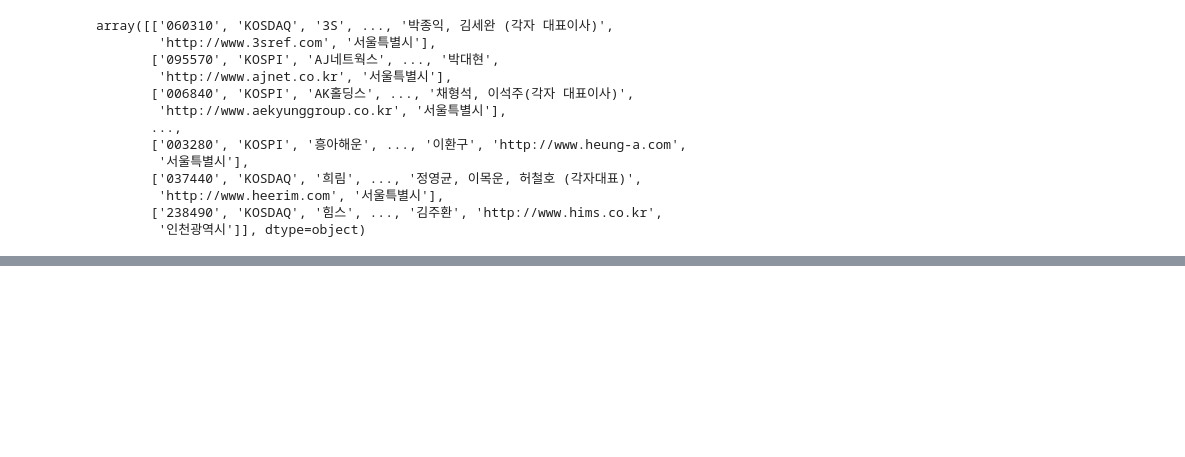
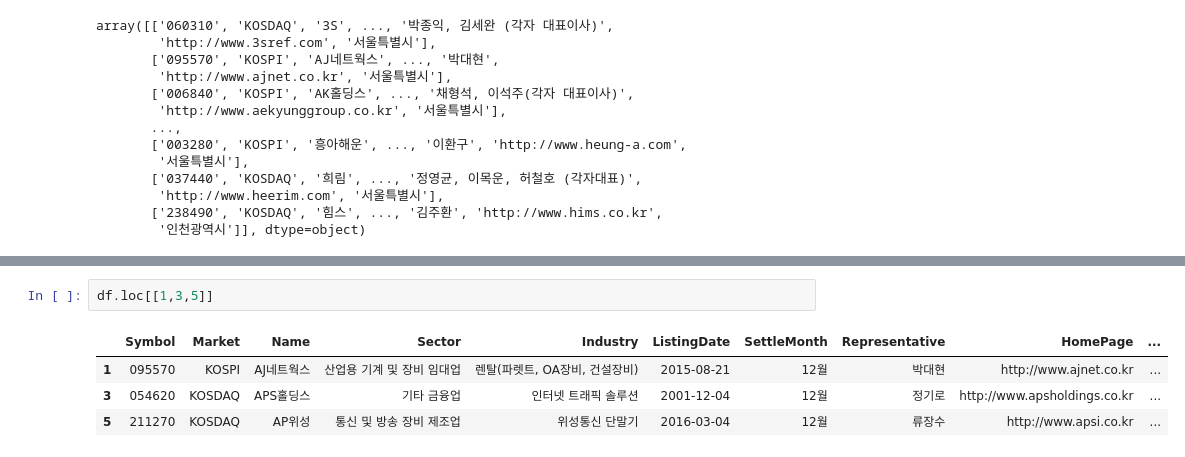
Before and after one commit to DestinyKim/FinanceDataReader, a Jupyter notebook: 0804_FinanceDataReader.ipynb, the cells around one changed output, grey strips where cells are left out. Saved outputs shown, nothing was run; the diff lists cells and outputs as text; blank space fills up the shorter version.

```diff
--- a/0804_FinanceDataReader.ipynb
+++ b/0804_FinanceDataReader.ipynb
@@ -138,0 +204,7 @@ array([['060310', 'KOSDAQ', '3S', ..., '박종익, 김세완 (각자 대표이
+# %%
+df.loc[[1,3,5]]
+# %% [output]
+|  | Symbol | Market | Name | Sector | Industry | ListingDate | SettleMonth | Representative | HomePage | ... |
+| 1 | 095570 | KOSPI | AJ네트웍스 | 산업용 기계 및 장비 임대업 | 렌탈(파렛트, OA장비, 건설장비) | 2015-08-21 | 12월 | 박대현 | http://www.ajnet.co.kr | ... |
+| 3 | 054620 | KOSDAQ | APS홀딩스 | 기타 금융업 | 인터넷 트래픽 솔루션 | 2001-12-04 | 12월 | 정기로 | http://www.apsholdings.co.kr | ... |
+| 5 | 211270 | KOSDAQ | AP위성 | 통신 및 방송 장비 제조업 | 위성통신 단말기 | 2016-03-04 | 12월 | 류장수 | http://www.apsi.co.kr | ... |
```
Also changed, not shown: parts of 20 cells of this notebook.
